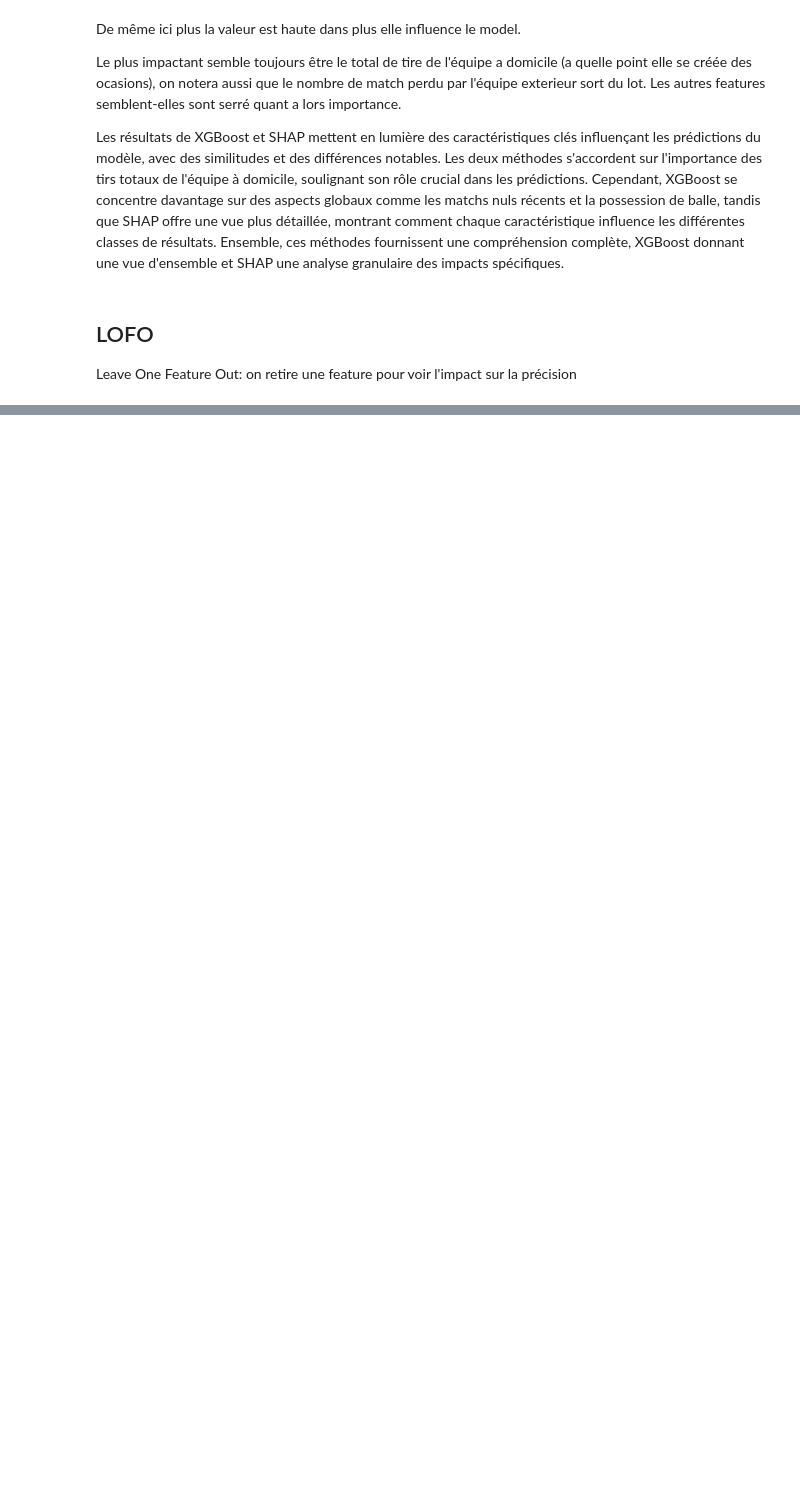
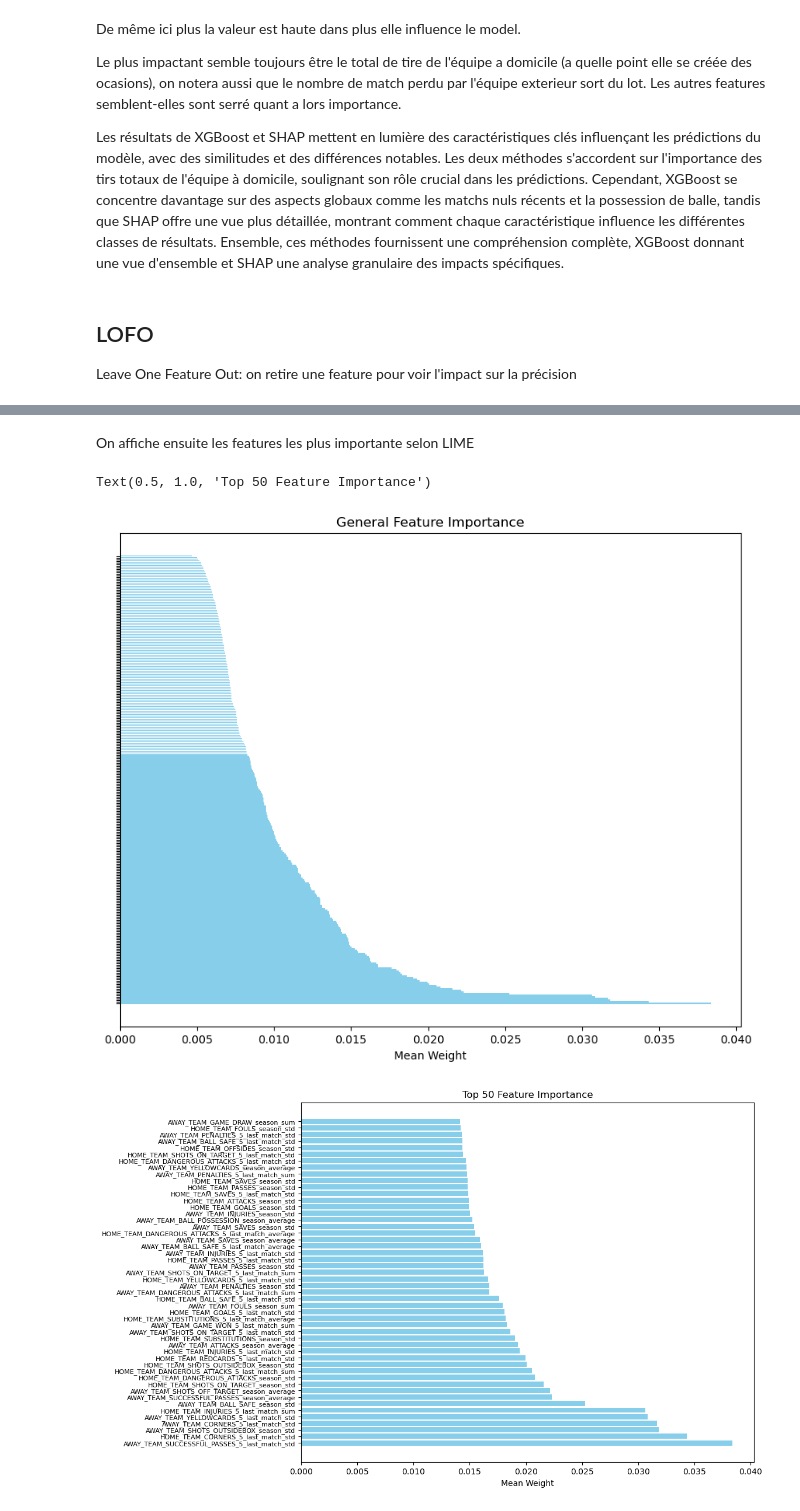
Before and after one commit to Leo-drone/Explainability, a Jupyter notebook: main.ipynb, the cells around one changed output, grey strips where cells are left out. Cells and saved outputs as stored; diff of their text form; code cells hidden in the pictures; blank space fills up the shorter version.

```diff
--- a/main.ipynb
+++ b/main.ipynb
@@ -194,0 +225,18 @@ print(accuracies_df)
+# %%
+def return_weights(exp):
+    exp_map = exp.as_map()[1]
+    exp_list = sorted(exp_map, key=lambda x: x[0])
+    weights = [x[1] for x in exp_list]
+    return weights
+
+weights = []
+for x in X_train_filtered.values[0:100]:
+
+    exp = lime_explainer.explain_instance(
+        x.flatten(),
+        model.predict_proba,
+        num_features=280
+    )
+    weights.append(return_weights(exp))
+
+lime_weights = pd.DataFrame(data=weights, columns=X_train_filtered.columns.tolist())
@@ -194,0 +247,29 @@ print(accuracies_df)
+# %% [markdown]
+On affiche ensuite les features les plus importante selon LIME
+# %%
+abs_mean = lime_weights.abs().mean(axis=0)
+abs_mean = pd.DataFrame(data={'feature': abs_mean.index, 'Mean_Weight': abs_mean.values})
+abs_mean = abs_mean.sort_values(by='Mean_Weight', ascending=False)
+abs_mean_50 = abs_mean.head(50)
+
+fig, ax =  plt.subplots(nrows = 1, ncols= 1,figsize=(10, 8))
+y_t = range(len(abs_mean))
+y_labels = abs_mean.feature
+
+plt.barh(y_t, abs_mean.Mean_Weight, color='skyblue')
+plt.yticks(y_t, pd.Series(), size=8)
+plt.xlabel('Mean Weight')
+plt.title('General Feature Importance')
+
+# nouvelle figure avec les 50 plus importantes
+fig, ax =  plt.subplots(nrows = 1, ncols= 1,figsize=(10, 8))
+y_t = range(len(abs_mean_50))
+y_labels = abs_mean_50.feature
+plt.barh(y_t, abs_mean_50.Mean_Weight, color='skyblue')
+plt.yticks(y_t, abs_mean_50.feature, size=8)
+plt.xlabel('Mean Weight')
+plt.title('Top 50 Feature Importance')
+# %% [output]
+Text(0.5, 1.0, 'Top 50 Feature Importance')
+[figure, added]
+[figure, added]
```
Also changed, not shown: parts of 14 cells of this notebook.
